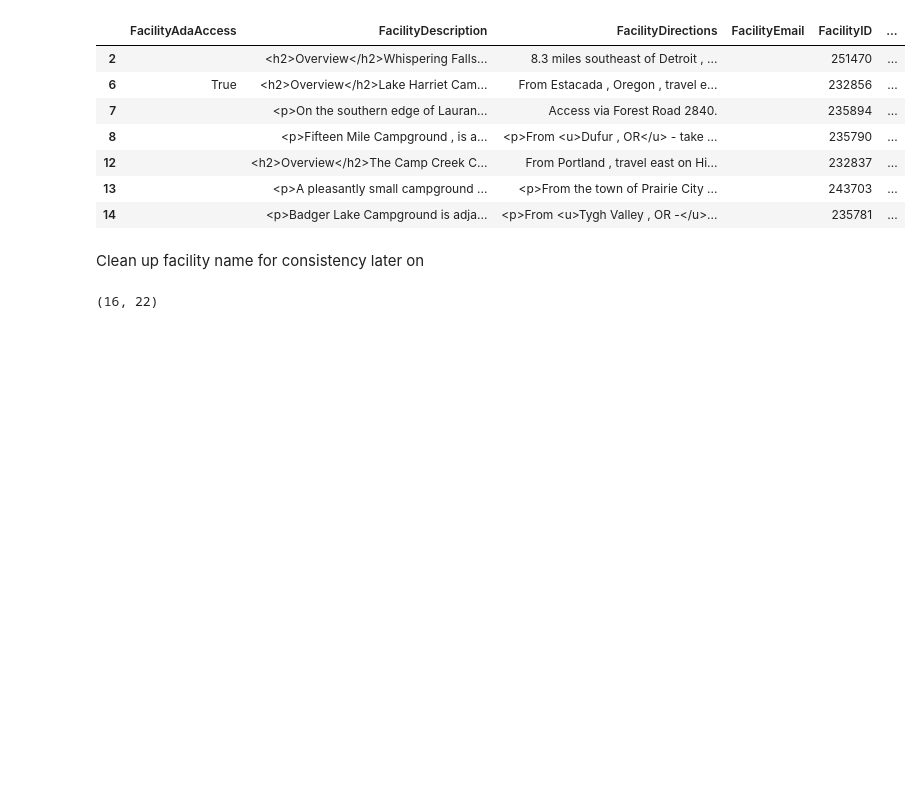
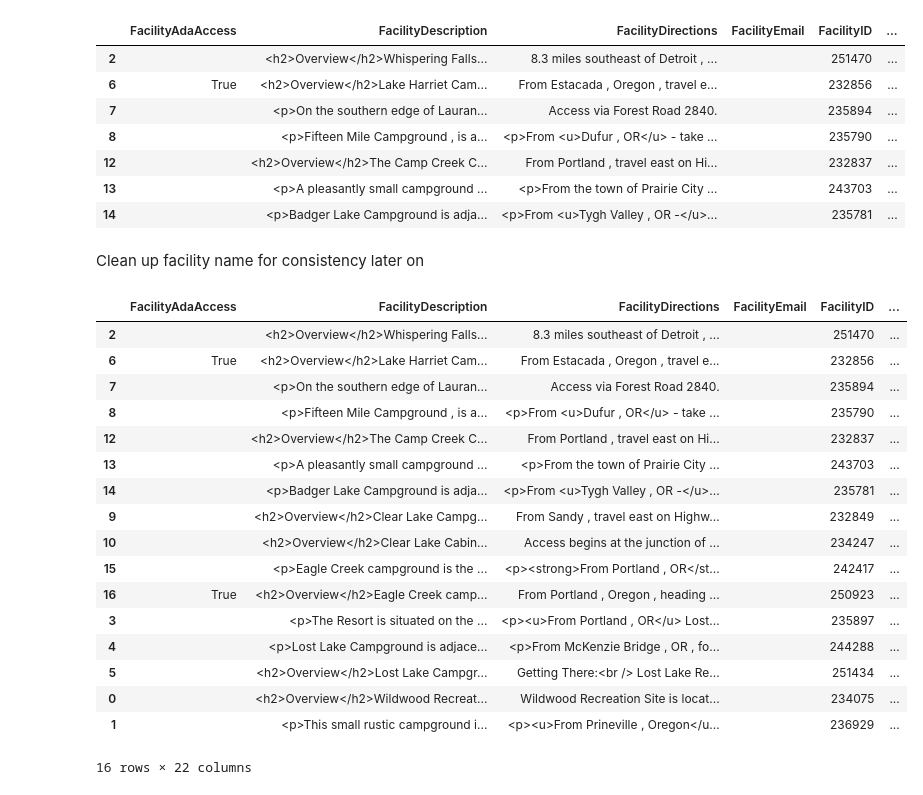
Before and after one commit to gizm00/pycon2016, a Jupyter notebook: notebooks/Section 1 - RIDB API.ipynb, the cells around one changed output. Drawn from its saved outputs; the diff is of its cells as text; code cells hidden in the pictures; blank space fills up the shorter version.

```diff
--- a/notebooks/Section 1 - RIDB API.ipynb
+++ b/notebooks/Section 1 - RIDB API.ipynb
@@ -230,6 +230,23 @@ ridb_cleaned['FacilityName'] = ridb_cleaned['FacilityName'].apply(lambda x : ' '
 # %%
 ridb_store.put(ridb_merged, 'ridb_cleaned', 'replace')
 # %%
-ridb_cleaned.shape
+ridb_cleaned
 # %% [output]
+|  | FacilityAdaAccess | FacilityDescription | FacilityDirections | FacilityEmail | FacilityID | ... |
+| 2 |  | <h2>Overview</h2>Whispering Falls... | 8.3 miles southeast of Detroit , ... |  | 251470 | ... |
+| 6 | True | <h2>Overview</h2>Lake Harriet Cam... | From Estacada , Oregon , travel e... |  | 232856 | ... |
+| 7 |  | <p>On the southern edge of Lauran... | Access via Forest Road 2840. |  | 235894 | ... |
+| 8 |  | <p>Fifteen Mile Campground , is a... | <p>From <u>Dufur , OR</u> - take ... |  | 235790 | ... |
+| 12 |  | <h2>Overview</h2>The Camp Creek C... | From Portland , travel east on Hi... |  | 232837 | ... |
+| 13 |  | <p>A pleasantly small campground ... | <p>From the town of Prairie City ... |  | 243703 | ... |
+| 14 |  | <p>Badger Lake Campground is adja... | <p>From <u>Tygh Valley , OR -</u>... |  | 235781 | ... |
+| 9 |  | <h2>Overview</h2>Clear Lake Campg... | From Sandy , travel east on Highw... |  | 232849 | ... |
+| 10 |  | <h2>Overview</h2>Clear Lake Cabin... | Access begins at the junction of ... |  | 234247 | ... |
+| 15 |  | <p>Eagle Creek campground is the ... | <p><strong>From Portland , OR</st... |  | 242417 | ... |
+| 16 | True | <h2>Overview</h2>Eagle Creek camp... | From Portland , Oregon , heading ... |  | 250923 | ... |
+| 3 |  | <p>The Resort is situated on the ... | <p><u>From Portland , OR</u> Lost... |  | 235897 | ... |
+| 4 |  | <p>Lost Lake Campground is adjace... | <p>From McKenzie Bridge , OR , fo... |  | 244288 | ... |
+| 5 |  | <h2>Overview</h2>Lost Lake Campgr... | Getting There:<br /> Lost Lake Re... |  | 251434 | ... |
+| 0 |  | <h2>Overview</h2>Wildwood Recreat... | Wildwood Recreation Site is locat... |  | 234075 | ... |
+| 1 |  | <p>This small rustic campground i... | <p><u>From Prineville , Oregon</u... |  | 236929 | ... |
-(16, 22)
+16 rows × 22 columns
```
Also changed, not shown: 4 other files.
